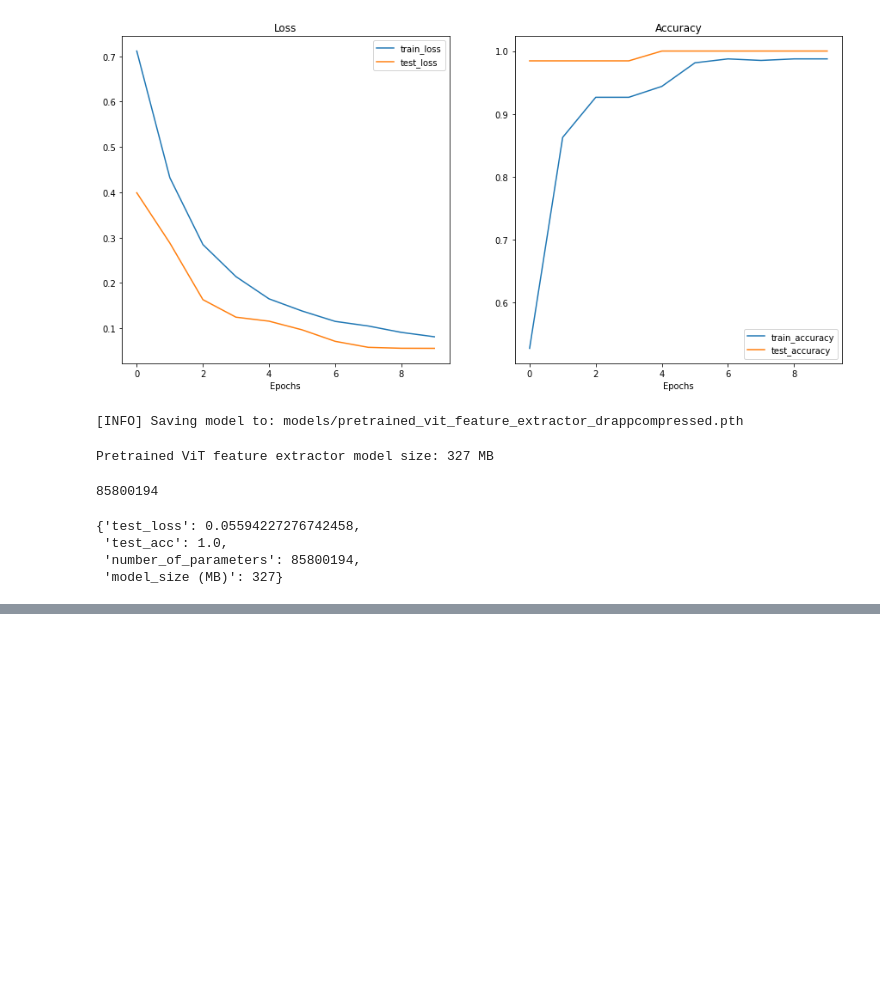
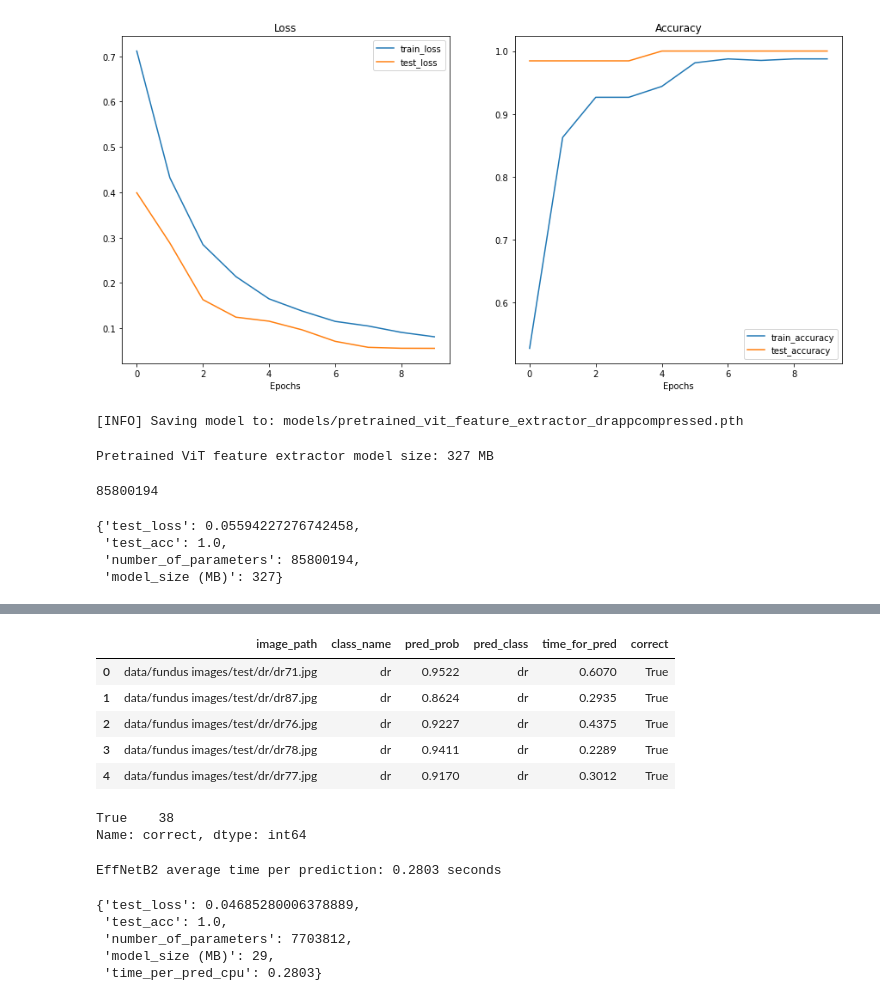
Before and after one commit to jfink09/optical-funduscopic-convolutional-neural-network, a Jupyter notebook: Model_deployment.ipynb, the cells around one changed output, grey strips where cells are left out. Drawn from its saved outputs; the diff is of its cells as text; code cells hidden in the pictures; blank space fills up the shorter version.

```diff
--- a/Model_deployment.ipynb
+++ b/Model_deployment.ipynb
@@ -393,3 +393,10 @@ vit_stats
  'test_acc': 1.0,
  'number_of_parameters': 85800194,
  'model_size (MB)': 327}
+# %%
+from pathlib import Path
+
+# Get all test data paths
+print(f"[INFO] Finding all filepaths ending with '.jpg' in directory: {test_dir}")
+test_data_paths = list(Path(test_dir).glob("*/*.jpg"))
+test_data_paths[:5]
@@ -395,0 +476,7 @@ vit_stats
+# %%
+# Make predictions across test dataset with EffNetB2
+effnetb2_test_pred_dicts = pred_and_store(paths=test_data_paths,
+                                          model=effnetb2,
+                                          transform=effnetb2_transforms,
+                                          class_names=class_names,
+                                          device="cpu") # make predictions on CPU
@@ -395,0 +499,34 @@ vit_stats
+# %%
+# Turn the test_pred_dicts into a DataFrame
+import pandas as pd
+effnetb2_test_pred_df = pd.DataFrame(effnetb2_test_pred_dicts)
+effnetb2_test_pred_df.head()
+# %% [output]
+|  | image_path | class_name | pred_prob | pred_class | time_for_pred | correct |
+| 0 | data/fundus images/test/dr/dr71.jpg | dr | 0.9522 | dr | 0.6070 | True |
+| 1 | data/fundus images/test/dr/dr87.jpg | dr | 0.8624 | dr | 0.2935 | True |
+| 2 | data/fundus images/test/dr/dr76.jpg | dr | 0.9227 | dr | 0.4375 | True |
+| 3 | data/fundus images/test/dr/dr78.jpg | dr | 0.9411 | dr | 0.2289 | True |
+| 4 | data/fundus images/test/dr/dr77.jpg | dr | 0.9170 | dr | 0.3012 | True |
+# %%
+# Check number of correct predictions
+effnetb2_test_pred_df.correct.value_counts()
+# %% [output]
+True    38
+Name: correct, dtype: int64
+# %%
+# Find the average time per prediction
+effnetb2_average_time_per_pred = round(effnetb2_test_pred_df.time_for_pred.mean(), 4)
+print(f"EffNetB2 average time per prediction: {effnetb2_average_time_per_pred} seconds")
+# %% [output]
+EffNetB2 average time per prediction: 0.2803 seconds
+# %%
+# Add EffNetB2 average prediction time to stats dictionary
+effnetb2_stats["time_per_pred_cpu"] = effnetb2_average_time_per_pred
+effnetb2_stats
+# %% [output]
+{'test_loss': 0.04685280006378889,
+ 'test_acc': 1.0,
+ 'number_of_parameters': 7703812,
+ 'model_size (MB)': 29,
+ 'time_per_pred_cpu': 0.2803}
```
Also changed, not shown: parts of 15 cells of this notebook.
